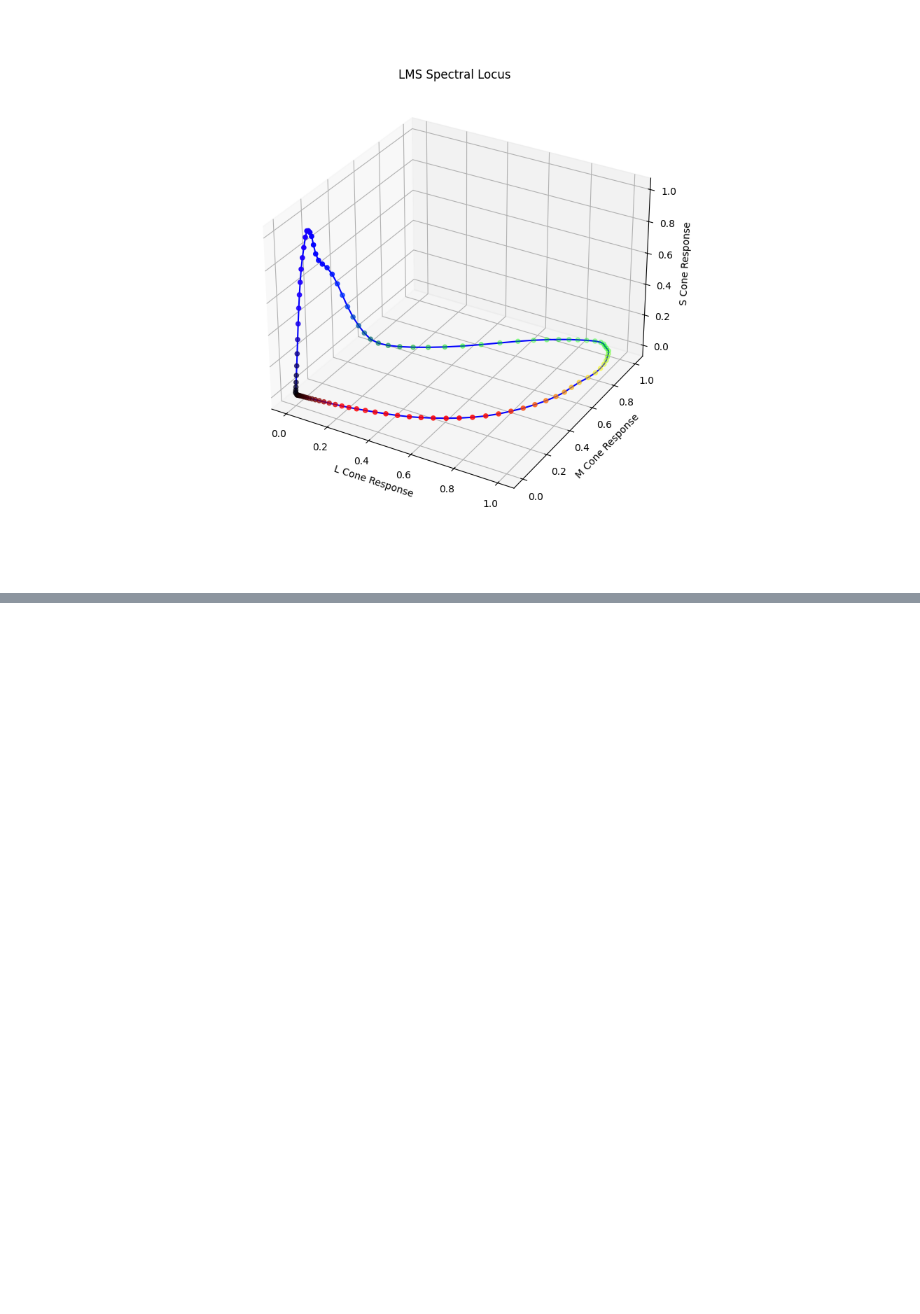
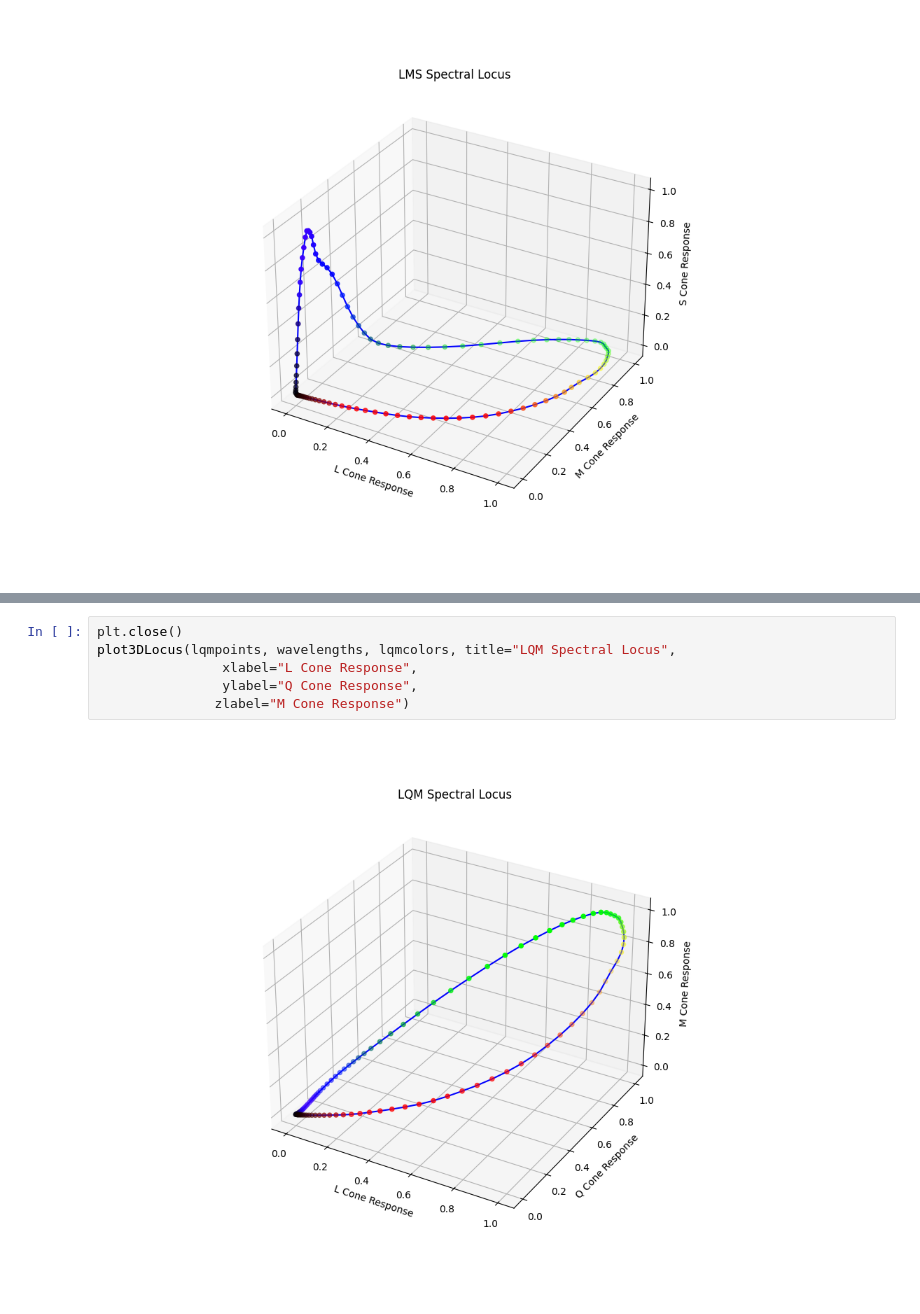
Before and after one commit to Object-Color-Solid-Render/ocsr-theory, a Jupyter notebook: MS_spectral_locus.ipynb, the cells around one changed output, grey strips where cells are left out. Saved outputs shown, nothing was run; the diff lists cells and outputs as text; blank space fills up the shorter version.

```diff
--- a/MS_spectral_locus.ipynb
+++ b/MS_spectral_locus.ipynb
@@ -127,0 +147,8 @@ plot3DLocus(lmspoints, wavelengths, lmscolors)
+# %%
+plt.close()
+plot3DLocus(lqmpoints, wavelengths, lqmcolors, title="LQM Spectral Locus",
+                xlabel="L Cone Response",
+                ylabel="Q Cone Response",
+               zlabel="M Cone Response")
+# %% [output]
+[figure, added]
```
Also changed, not shown: parts of 7 cells of this notebook.
